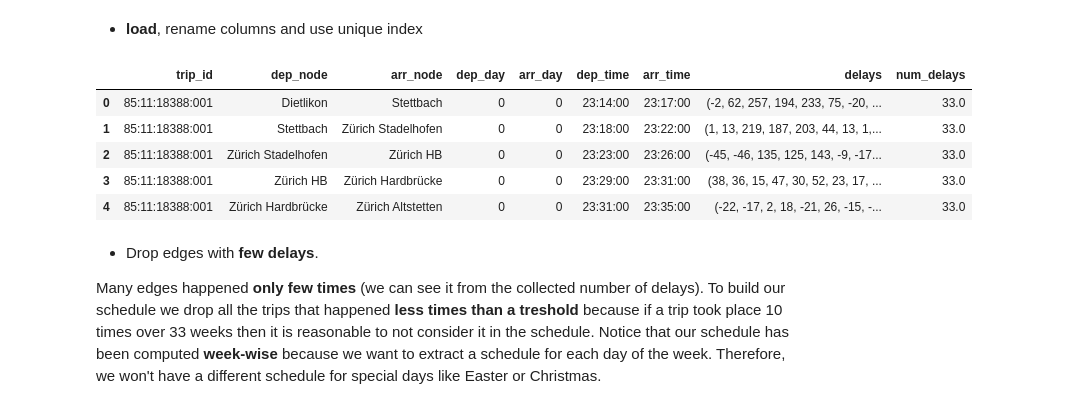
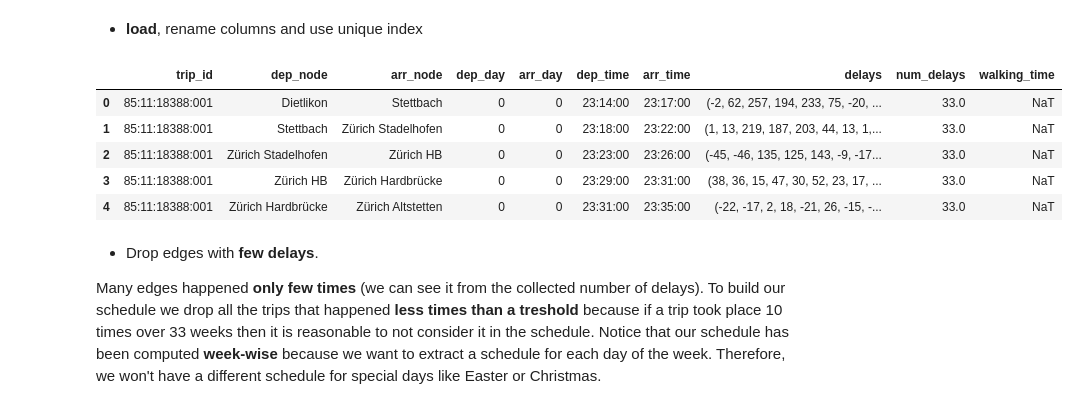
Before and after one commit to marcozov/journey_planning, a Jupyter notebook: final_project_nic.ipynb, the cells around one changed output. Drawn from its saved outputs; the diff is of its cells as text; code cells hidden in the pictures.

```diff
--- a/final_project_nic.ipynb
+++ b/final_project_nic.ipynb
@@ -19,32 +22,33 @@ from pyscripts.planner import *
 # %%
 schedule = pd.read_pickle("data/schedule_raw.pkl")\
     .rename(columns={
         "start": "dep_node",
         "stop": "arr_node",
         "departure_time":
         "dep_time", "arrival_time":
         "arr_time",
         "day_1": "dep_day",
         "day_2": "arr_day"
     })
 schedule.reset_index(drop=True, inplace=True)
 
 # put the walking time in the arrival time
-schedule.loc[schedule.trip_id == "0000", "arr_time"] = schedule.loc[schedule.trip_id == "0000", "mean_delay"].apply(lambda secs: pd.Timedelta("00:00:"+str(secs)))
-
-# sort columns and drop mean_delay and std_delay
-schedule = schedule[["trip_id", "dep_node", "arr_node", "dep_day", "arr_day", "dep_time", "arr_time", "delays"]].copy()
+schedule.loc[schedule.trip_id=="0000", "walking_time"] = schedule.loc[schedule.trip_id == "0000", "mean_delay"].apply(lambda secs: pd.Timedelta("00:00:"+str(secs)))
 
 # add column with the number of delays per edge
 schedule.loc[~schedule.delays.isnull(), "num_delays"] = schedule.delays.loc[~schedule.delays.isnull()].apply(lambda x: np.NaN if x == np.NaN else len(x))
+
+# sort columns and drop mean_delay and std_delay
+schedule = schedule[["trip_id", "dep_node", "arr_node", "dep_day", "arr_day", "dep_time", "arr_time", "delays", "num_delays", "walking_time"]].copy()
+
 schedule.head()
 # %% [output]
-|  | trip_id | dep_node | arr_node | dep_day | arr_day | dep_time | arr_time | delays | num_delays |
-| 0 | 85:11:18388:001 | Dietlikon | Stettbach | 0 | 0 | 23:14:00 | 23:17:00 | (-2, 62, 257, 194, 233, 75, -20, ... | 33.0 |
-| 1 | 85:11:18388:001 | Stettbach | Zürich Stadelhofen | 0 | 0 | 23:18:00 | 23:22:00 | (1, 13, 219, 187, 203, 44, 13, 1,... | 33.0 |
-| 2 | 85:11:18388:001 | Zürich Stadelhofen | Zürich HB | 0 | 0 | 23:23:00 | 23:26:00 | (-45, -46, 135, 125, 143, -9, -17... | 33.0 |
-| 3 | 85:11:18388:001 | Zürich HB | Zürich Hardbrücke | 0 | 0 | 23:29:00 | 23:31:00 | (38, 36, 15, 47, 30, 52, 23, 17, ... | 33.0 |
-| 4 | 85:11:18388:001 | Zürich Hardbrücke | Zürich Altstetten | 0 | 0 | 23:31:00 | 23:35:00 | (-22, -17, 2, 18, -21, 26, -15, -... | 33.0 |
+|  | trip_id | dep_node | arr_node | dep_day | arr_day | dep_time | arr_time | delays | num_delays | walking_time |
+| 0 | 85:11:18388:001 | Dietlikon | Stettbach | 0 | 0 | 23:14:00 | 23:17:00 | (-2, 62, 257, 194, 233, 75, -20, ... | 33.0 | NaT |
+| 1 | 85:11:18388:001 | Stettbach | Zürich Stadelhofen | 0 | 0 | 23:18:00 | 23:22:00 | (1, 13, 219, 187, 203, 44, 13, 1,... | 33.0 | NaT |
+| 2 | 85:11:18388:001 | Zürich Stadelhofen | Zürich HB | 0 | 0 | 23:23:00 | 23:26:00 | (-45, -46, 135, 125, 143, -9, -17... | 33.0 | NaT |
+| 3 | 85:11:18388:001 | Zürich HB | Zürich Hardbrücke | 0 | 0 | 23:29:00 | 23:31:00 | (38, 36, 15, 47, 30, 52, 23, 17, ... | 33.0 | NaT |
+| 4 | 85:11:18388:001 | Zürich Hardbrücke | Zürich Altstetten | 0 | 0 | 23:31:00 | 23:35:00 | (-22, -17, 2, 18, -21, 26, -15, -... | 33.0 | NaT |
 # %% [markdown]
 - Drop edges with **few delays**.
 
```
Also changed, not shown: parts of 24 cells of this notebook, 3 other files.
